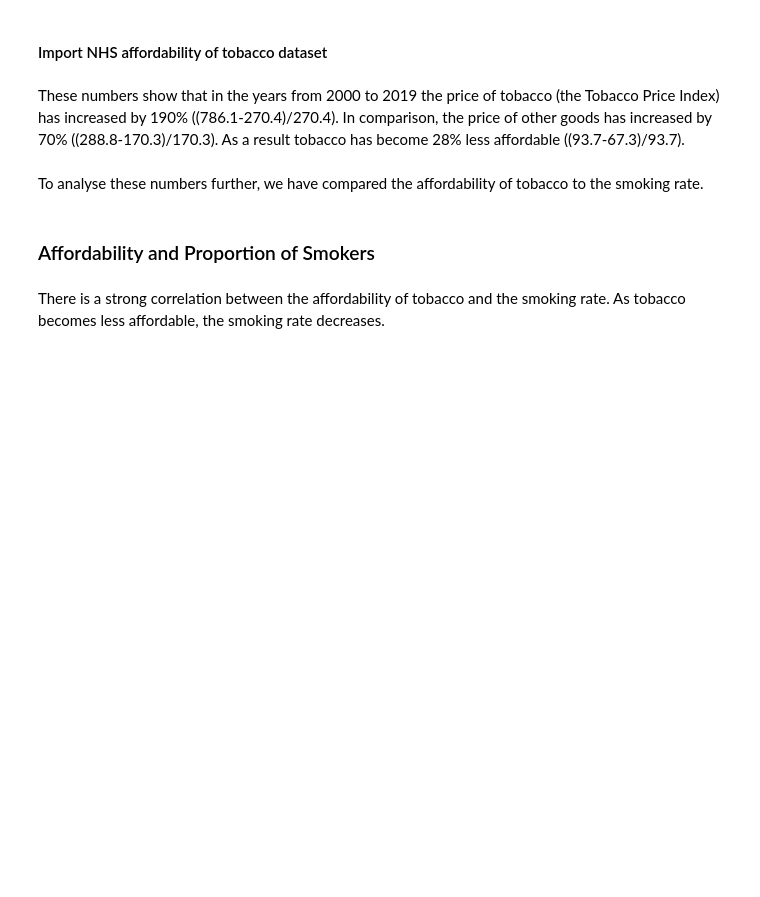
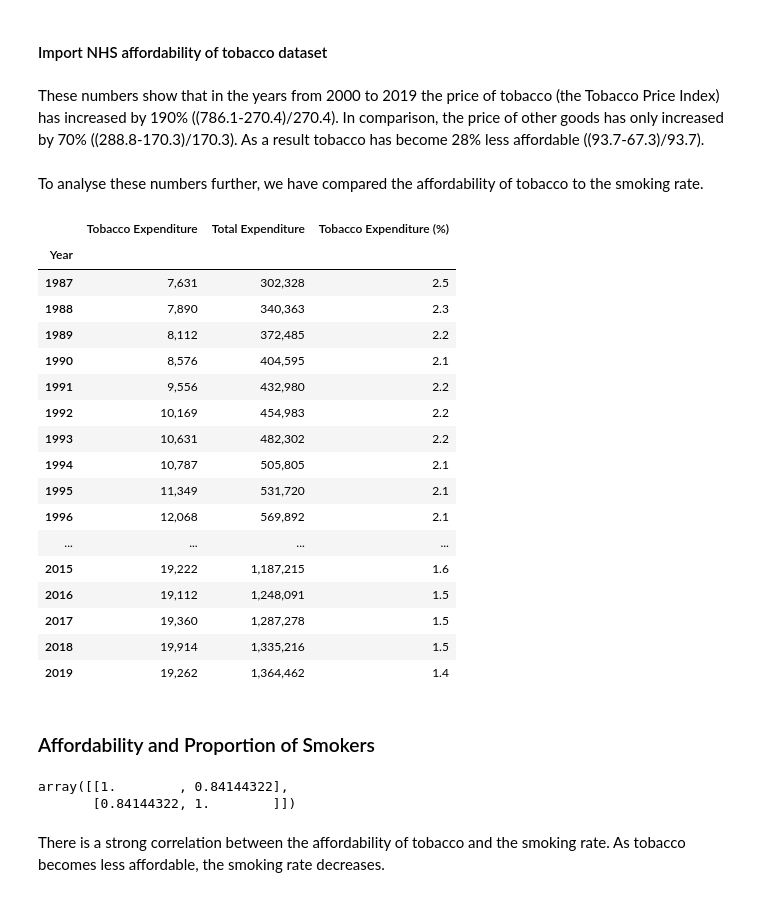
Before and after one commit to rhobaker/Data_Project, a Jupyter notebook: Main_Jupyter_workbook_Rhona.ipynb, the cells around one changed output. Drawn from its saved outputs; the diff is of its cells as text; code cells hidden in the pictures; blank space fills up the shorter version.

```diff
--- a/Main_Jupyter_workbook_Rhona.ipynb
+++ b/Main_Jupyter_workbook_Rhona.ipynb
@@ -563,7 +563,7 @@ affordability_2000 = affordability.iloc[13:33]
 affordability_2000.set_index("Year", inplace = True)
 # affordability_2000
 # %% [markdown]
-These numbers show that in the years from 2000 to 2019 the price of tobacco (the Tobacco Price Index) has increased by 190% ((786.1-270.4)/270.4).  In comparison, the price of other goods has increased by 70% ((288.8-170.3)/170.3).  As a result tobacco has become 28% less affordable ((93.7-67.3)/93.7).
+These numbers show that in the years from 2000 to 2019 the price of tobacco (the Tobacco Price Index) has increased by 190% ((786.1-270.4)/270.4).  In comparison, the price of other goods has only increased by 70% ((288.8-170.3)/170.3).  As a result tobacco has become 28% less affordable ((93.7-67.3)/93.7).
 # %% [markdown]
 To analyse these numbers further, we have compared the affordability of tobacco to the smoking rate.
 # %%
@@ -581,3 +581,28 @@ adults_2000.set_index("Year", inplace = True)
+# %%
+expend_url = 'https://raw.githubusercontent.com/rhobaker/Data_Project/main/NHS_smoking_eng_2020/Table_S.3.2-Table_1_cleaned.csv'
+expenditure = pd.read_csv(expend_url)
+expenditure.drop(['Unnamed: 0'], axis=1, inplace=True)
+expenditure.set_index("Year", inplace = True)
+expenditure
+# %% [output]
+|  | Tobacco Expenditure | Total Expenditure | Tobacco Expenditure (%) |
+| Year |  |  |  |
+| 1987 | 7,631 | 302,328 | 2.5 |
+| 1988 | 7,890 | 340,363 | 2.3 |
+| 1989 | 8,112 | 372,485 | 2.2 |
+| 1990 | 8,576 | 404,595 | 2.1 |
+| 1991 | 9,556 | 432,980 | 2.2 |
+| 1992 | 10,169 | 454,983 | 2.2 |
+| 1993 | 10,631 | 482,302 | 2.2 |
+| 1994 | 10,787 | 505,805 | 2.1 |
+| 1995 | 11,349 | 531,720 | 2.1 |
+| 1996 | 12,068 | 569,892 | 2.1 |
+| ... | ... | ... | ... |
+| 2015 | 19,222 | 1,187,215 | 1.6 |
+| 2016 | 19,112 | 1,248,091 | 1.5 |
+| 2017 | 19,360 | 1,287,278 | 1.5 |
+| 2018 | 19,914 | 1,335,216 | 1.5 |
+| 2019 | 19,262 | 1,364,462 | 1.4 |
 # %%
 # Merge datasets
 merged_datasets = pd.DataFrame(pd.merge(adults_2000, affordability_2000, left_index=True, right_index=True, how='inner'))
@@ -587,8 +612,11 @@ merged_datasets.rename(columns={"All 16+": 'Smoking Rate'}, inplace=True)
 ### Affordability and Proportion of Smokers
 # %%
 #Correlation coefficient
-smoke_vape_young_coeff = np.corrcoef(merged_datasets["Smoking Rate"], merged_datasets["Tobacco Affordability Index"])
-# smoke_vape_young_coeff
+smoke_rate_afford_corr = np.corrcoef(merged_datasets["Smoking Rate"], merged_datasets["Tobacco Affordability Index"])
+smoke_rate_afford_corr
+# %% [output]
+array([[1.        , 0.84144322],
+       [0.84144322, 1.        ]])
 # %% [markdown]
 There is a strong correlation between the affordability of tobacco and the smoking rate.  As tobacco becomes less affordable, the smoking rate decreases.
 # %%
```
Also changed, not shown: parts of 12 cells of this notebook.
